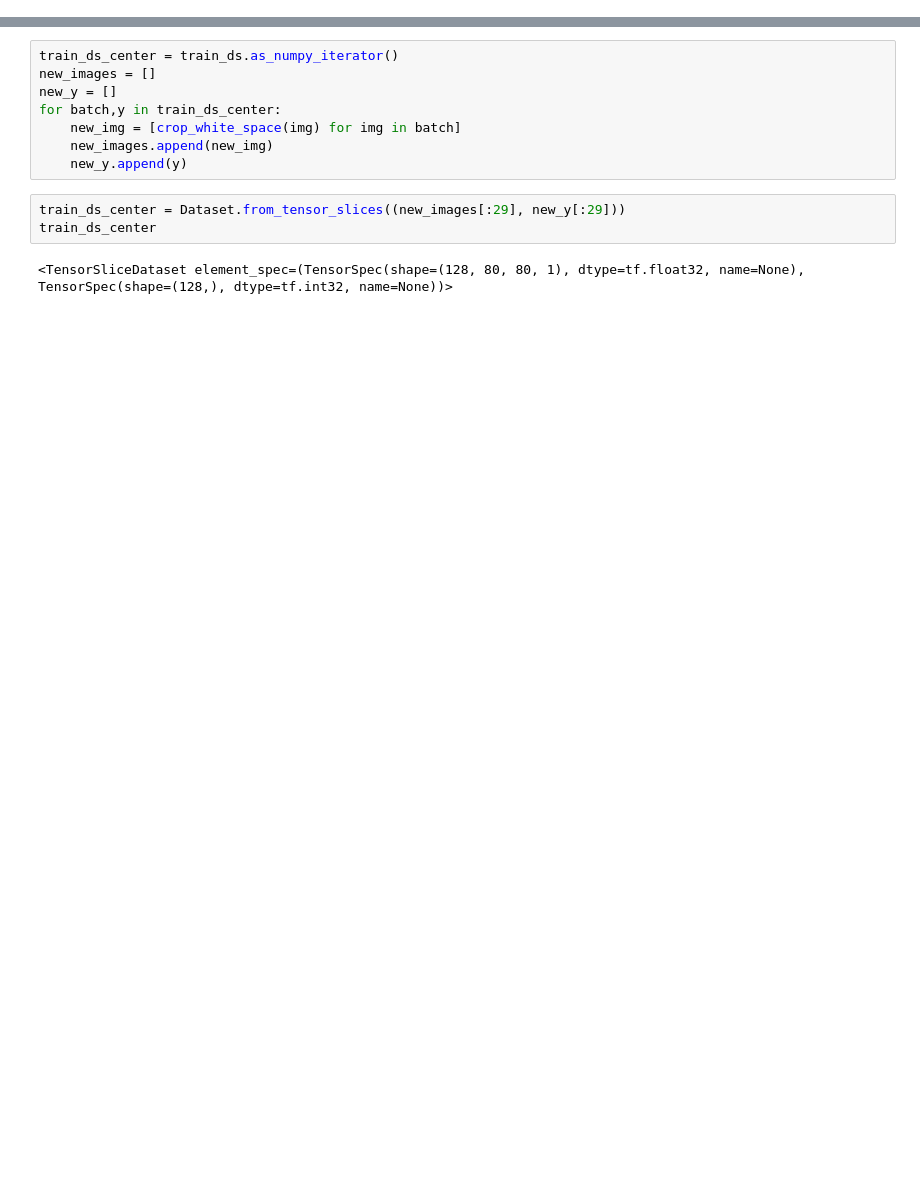
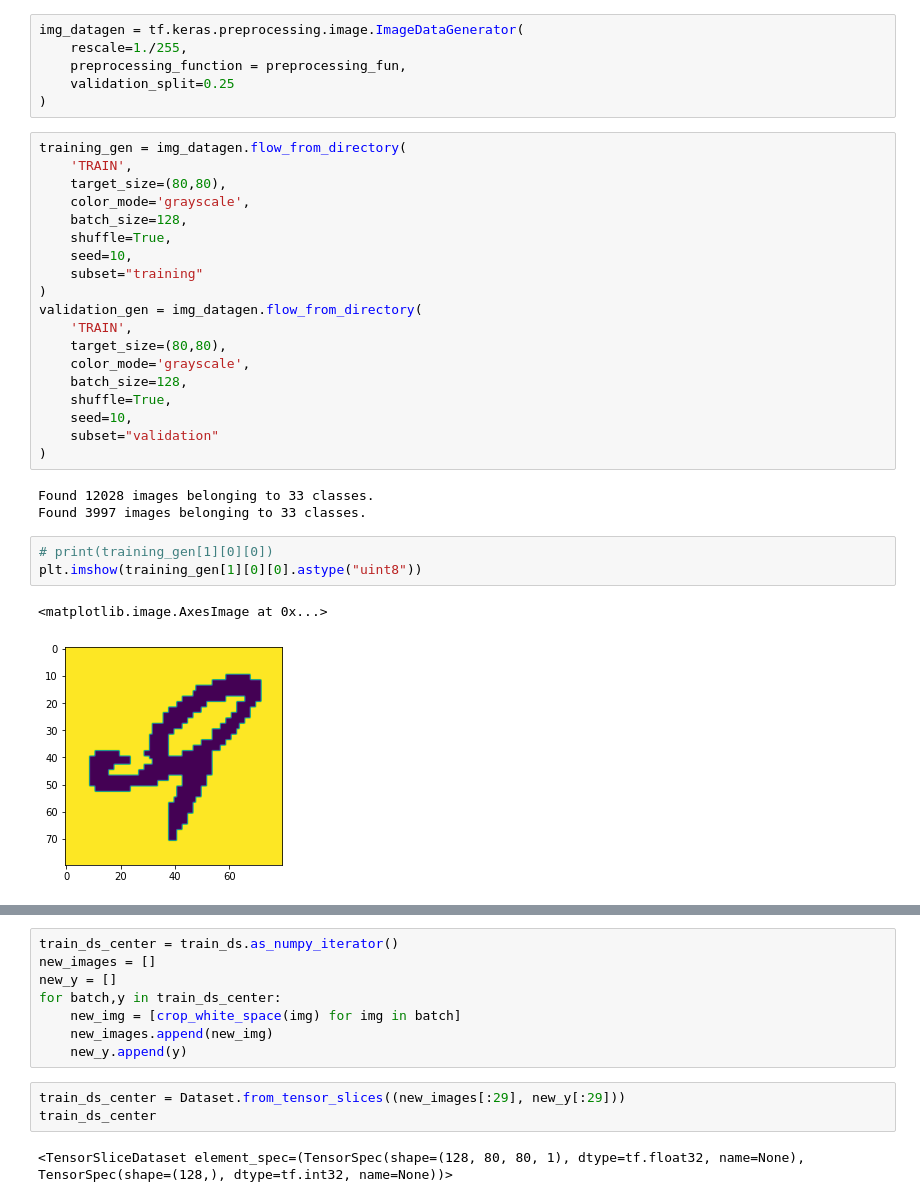
Before and after one commit to dumperize/letters_cv, a Jupyter notebook: index.ipynb, the cells around one changed output, grey strips where cells are left out. Cells and saved outputs as stored; diff of their text form; blank space fills up the shorter version.

```diff
--- a/index.ipynb
+++ b/index.ipynb
@@ -9,0 +81,34 @@ IMAGE_SHAPE = (128,128)
+# %%
+img_datagen = tf.keras.preprocessing.image.ImageDataGenerator(
+    rescale=1./255,
+    preprocessing_function = preprocessing_fun,
+    validation_split=0.25
+)
+# %%
+training_gen = img_datagen.flow_from_directory(
+    'TRAIN',
+    target_size=(80,80),
+    color_mode='grayscale',
+    batch_size=128,
+    shuffle=True,
+    seed=10,
+    subset="training"
+)
+validation_gen = img_datagen.flow_from_directory(
+    'TRAIN',
+    target_size=(80,80),
+    color_mode='grayscale',
+    batch_size=128,
+    shuffle=True,
+    seed=10,
+    subset="validation"
+)
+# %% [output]
+Found 12028 images belonging to 33 classes.
+Found 3997 images belonging to 33 classes.
+# %%
+# print(training_gen[1][0][0])
+plt.imshow(training_gen[1][0][0].astype("uint8"))
+# %% [output]
+<matplotlib.image.AxesImage at 0x...>
+[figure, added]
```
Also changed, not shown: parts of 23 cells of this notebook, 8 other files.
